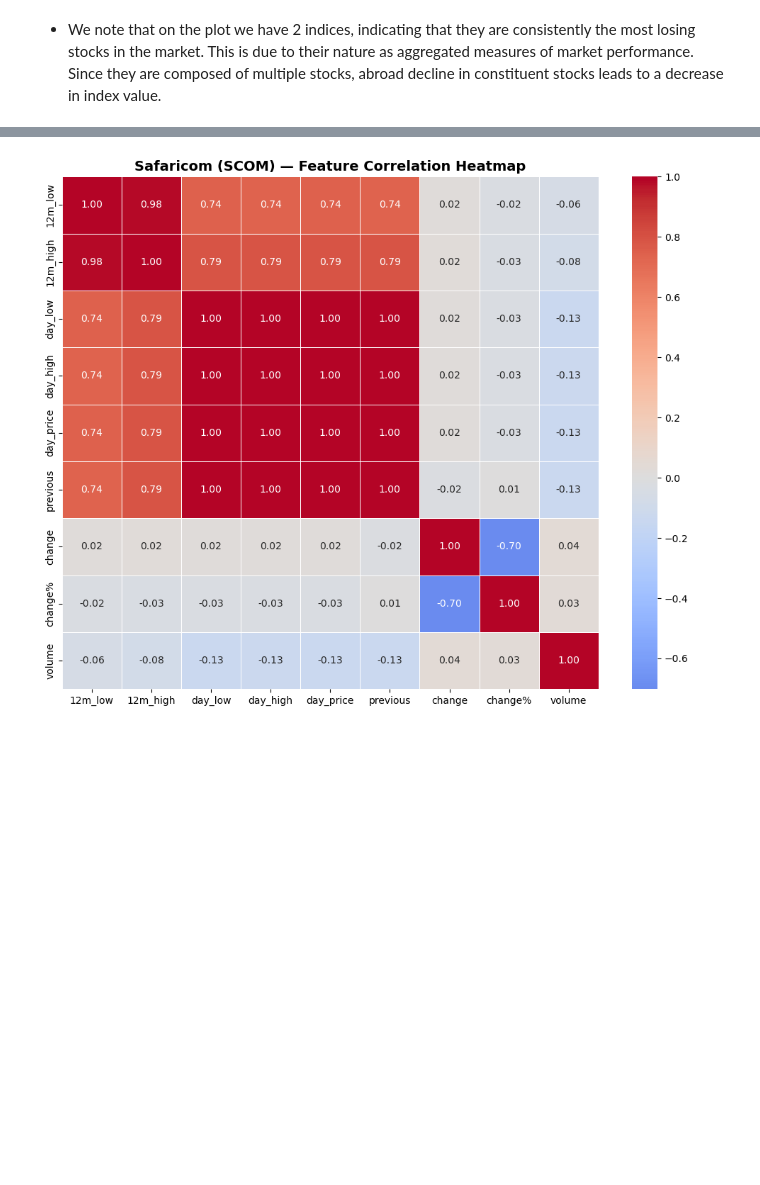
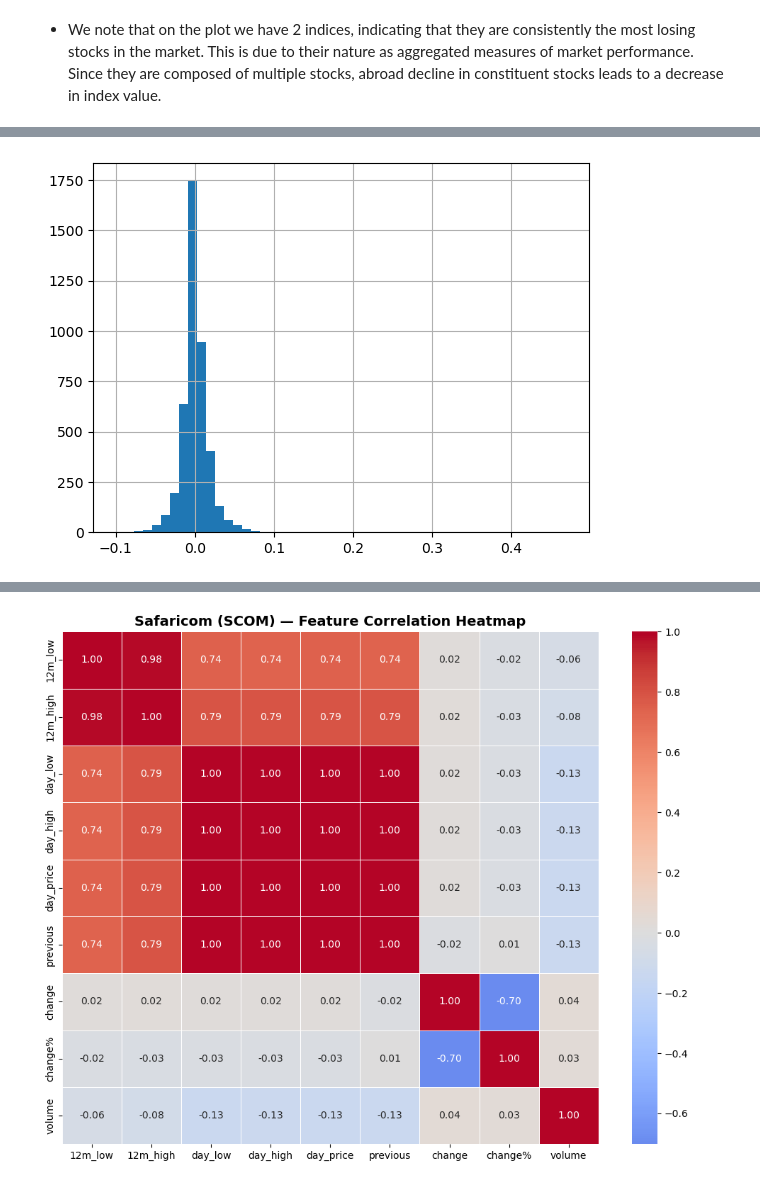
Before and after one commit to Assesa44/Stock-Market-Prediction, a Jupyter notebook: notebooks/business_understanding.ipynb, the cells around one changed output, grey strips where cells are left out. Cells and saved outputs as stored; diff of their text form; code cells hidden in the pictures; blank space fills up the shorter version.

```diff
--- a/notebooks/business_understanding.ipynb
+++ b/notebooks/business_understanding.ipynb
@@ -1191,0 +1212,5 @@ safaricom['change'].hist(bins= 10)
+# %%
+# Return distribution
+scom['return'].hist(bins= 50);
+# %% [output]
+[figure, added]
```
Also changed, not shown: parts of 37 cells of this notebook.
